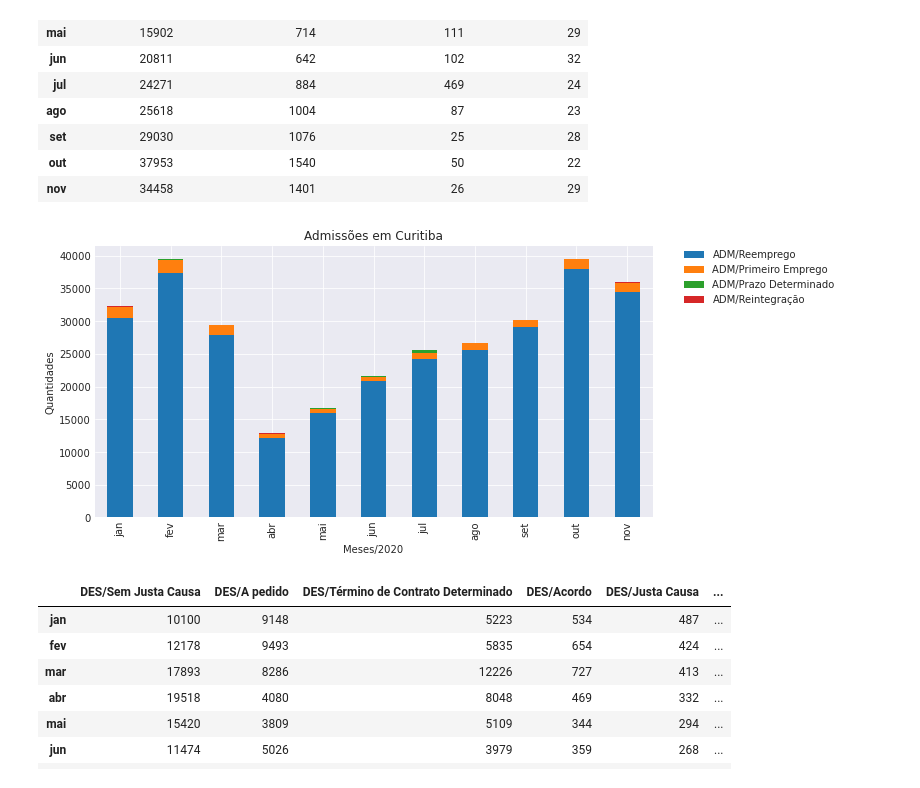
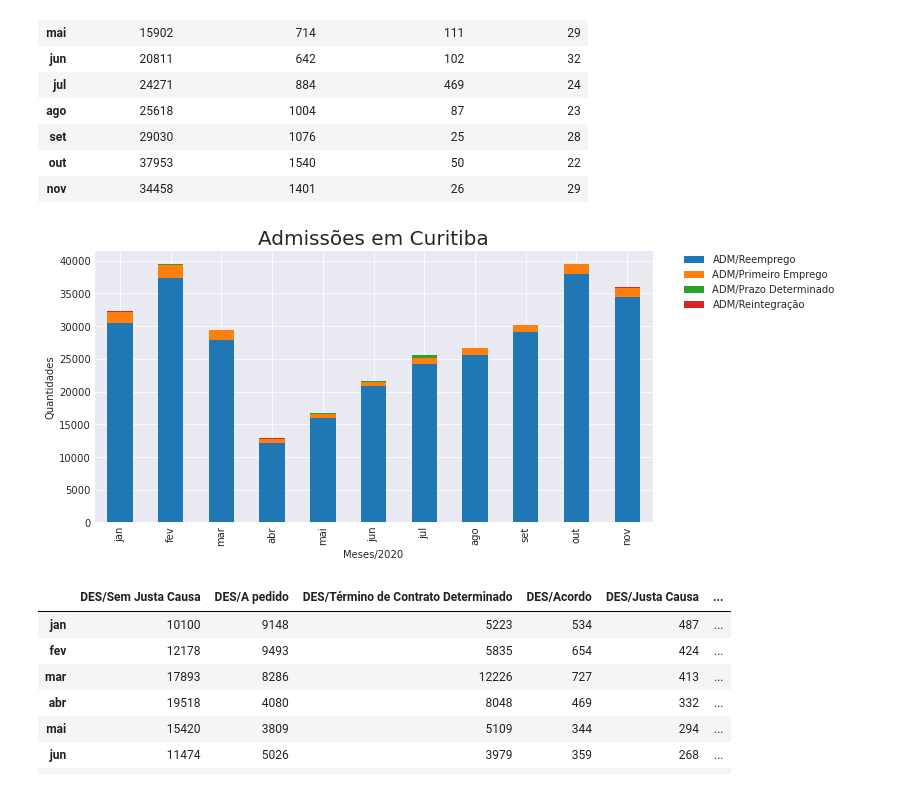
Before and after one commit to emariot/CAGED-CWB, a Jupyter notebook: Novo Caged.ipynb, the cells around one changed output. Saved outputs shown, nothing was run; the diff lists cells and outputs as text; code cells hidden in the pictures.

```diff
--- a/Novo Caged.ipynb
+++ b/Novo Caged.ipynb
@@ -257,12 +258,12 @@ adm_desc
 # %%
 with plt.style.context('seaborn-darkgrid'):
     adm_desc.plot(kind="bar", stacked=True, figsize=(10,5))
     plt.legend(bbox_to_anchor=(1.05, 1), loc='upper left', borderaxespad=0.)
-    plt.title("Admissões em Curitiba")
+    plt.title("Admissões em Curitiba", fontsize=20)
     plt.xlabel("Meses/2020")
     plt.ylabel("Quantidades");
 # %% [output]
-[figure, old version]
+[figure, new version]
 # %%
 des_desc = []
 for i in range(len(data)):
```
Also changed, not shown: parts of 3 cells of this notebook.
